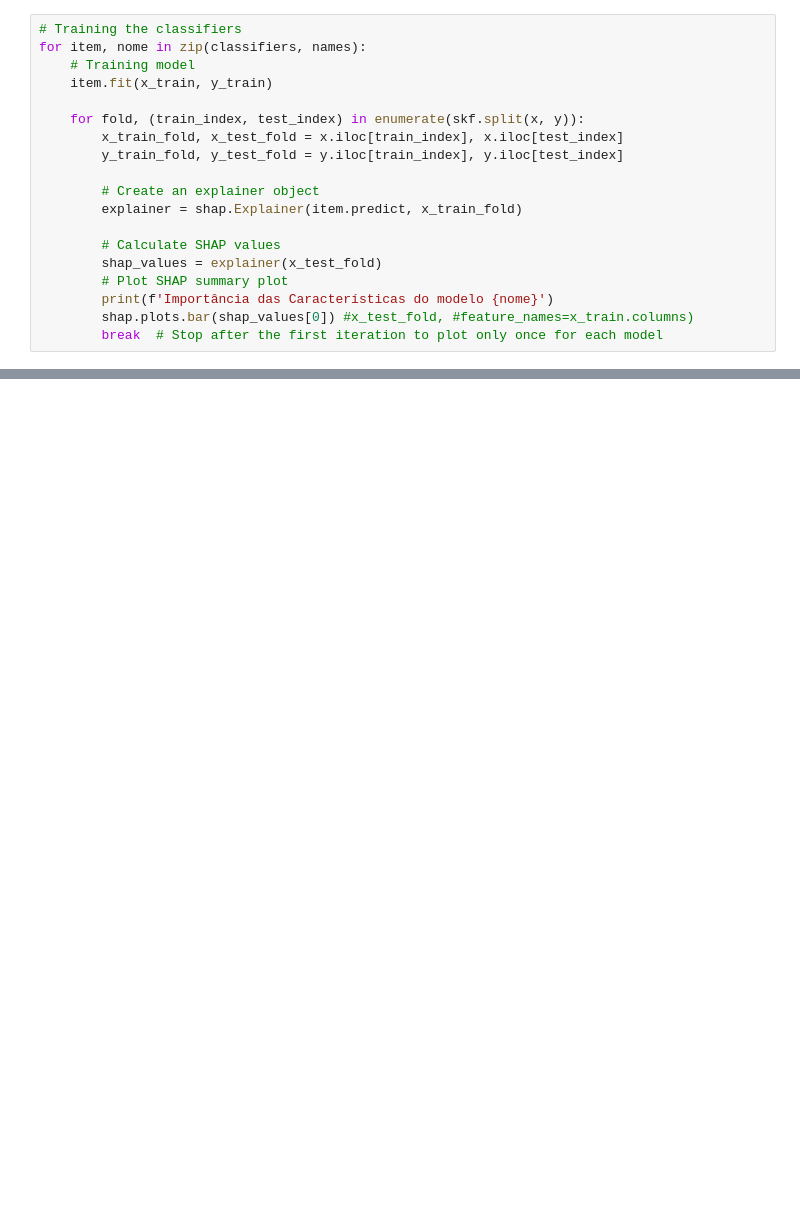
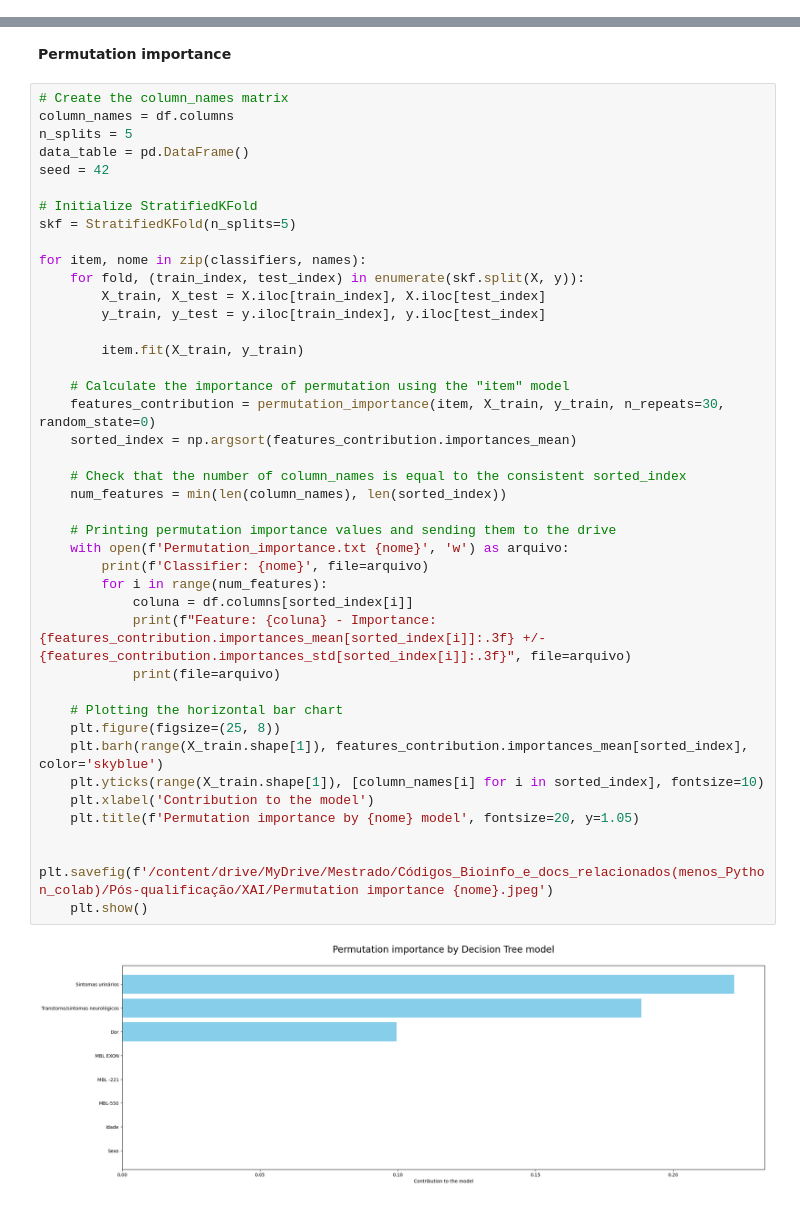
Before and after one commit to MatheusABomfim/Mest_MBL2_ML_HTLV, a Jupyter notebook: MEST_HTLV+MBL2+CLINICAL_XAI.ipynb, the cells around one changed output, grey strips where cells are left out. Cells and saved outputs as stored; diff of their text form; blank space fills up the shorter version.

```diff
--- a/MEST_HTLV+MBL2+CLINICAL_XAI.ipynb
+++ b/MEST_HTLV+MBL2+CLINICAL_XAI.ipynb
@@ -317,19 +0,0 @@ for item, nome in zip(classifiers, names):
-# %%
-# Training the classifiers
-for item, nome in zip(classifiers, names):
-    # Training model
-    item.fit(x_train, y_train)
-
-    for fold, (train_index, test_index) in enumerate(skf.split(x, y)):
-        x_train_fold, x_test_fold = x.iloc[train_index], x.iloc[test_index]
-        y_train_fold, y_test_fold = y.iloc[train_index], y.iloc[test_index]
-
-        # Create an explainer object
-        explainer = shap.Explainer(item.predict, x_train_fold)
-
-        # Calculate SHAP values
-        shap_values = explainer(x_test_fold)
-        # Plot SHAP summary plot
-        print(f'Importância das Características do modelo {nome}')
-        shap.plots.bar(shap_values[0]) #x_test_fold, #feature_names=x_train.columns)
-        break  # Stop after the first iteration to plot only once for each model
@@ -349,0 +167,45 @@ Importância das Características do modelo Gradient Boosting
+# %% [markdown]
+**Permutation importance**
+# %%
+# Create the column_names matrix
+column_names = df.columns
+n_splits = 5
+data_table = pd.DataFrame()
+seed = 42
+
+# Initialize StratifiedKFold
+skf = StratifiedKFold(n_splits=5)
+
+for item, nome in zip(classifiers, names):
+    for fold, (train_index, test_index) in enumerate(skf.split(X, y)):
+        X_train, X_test = X.iloc[train_index], X.iloc[test_index]
+        y_train, y_test = y.iloc[train_index], y.iloc[test_index]
+
+        item.fit(X_train, y_train)
+
+    # Calculate the importance of permutation using the "item" model
+    features_contribution = permutation_importance(item, X_train, y_train, n_repeats=30, random_state=0)
+    sorted_index = np.argsort(features_contribution.importances_mean)
+
+    # Check that the number of column_names is equal to the consistent sorted_index
+    num_features = min(len(column_names), len(sorted_index))
+
+    # Printing permutation importance values and sending them to the drive
+    with open(f'Permutation_importance.txt {nome}', 'w') as arquivo:
+        print(f'Classifier: {nome}', file=arquivo)
+        for i in range(num_features):
+            coluna = df.columns[sorted_index[i]]
+            print(f"Feature: {coluna} - Importance: {features_contribution.importances_mean[sorted_index[i]]:.3f} +/- {features_contribution.importances_std[sorted_index[i]]:.3f}", file=arquivo)
+            print(file=arquivo)
+
+    # Plotting the horizontal bar chart
+    plt.figure(figsize=(25, 8))
+    plt.barh(range(X_train.shape[1]), features_contribution.importances_mean[sorted_index], color='skyblue')
+    plt.yticks(range(X_train.shape[1]), [column_names[i] for i in sorted_index], fontsize=10)
+    plt.xlabel('Contribution to the model')
+    plt.title(f'Permutation importance by {nome} model', fontsize=20, y=1.05)
+
+    plt.savefig(f'/content/drive/MyDrive/Mestrado/Códigos_Bioinfo_e_docs_relacionados(menos_Python_colab)/Pós-qualificação/XAI/Permutation importance {nome}.jpeg')
+    plt.show()
+# %% [output]
+[figure, added]
```
Also changed, not shown: parts of 38 cells of this notebook.
